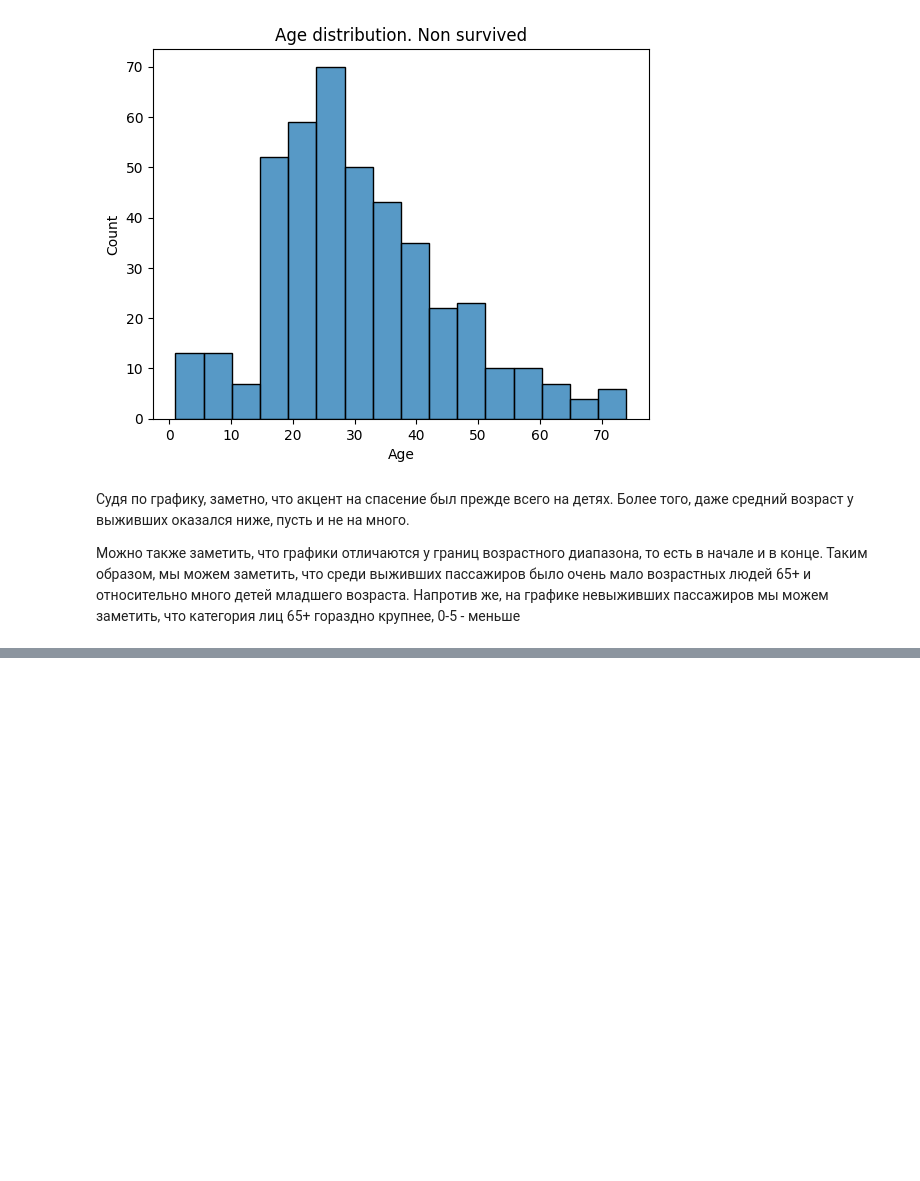
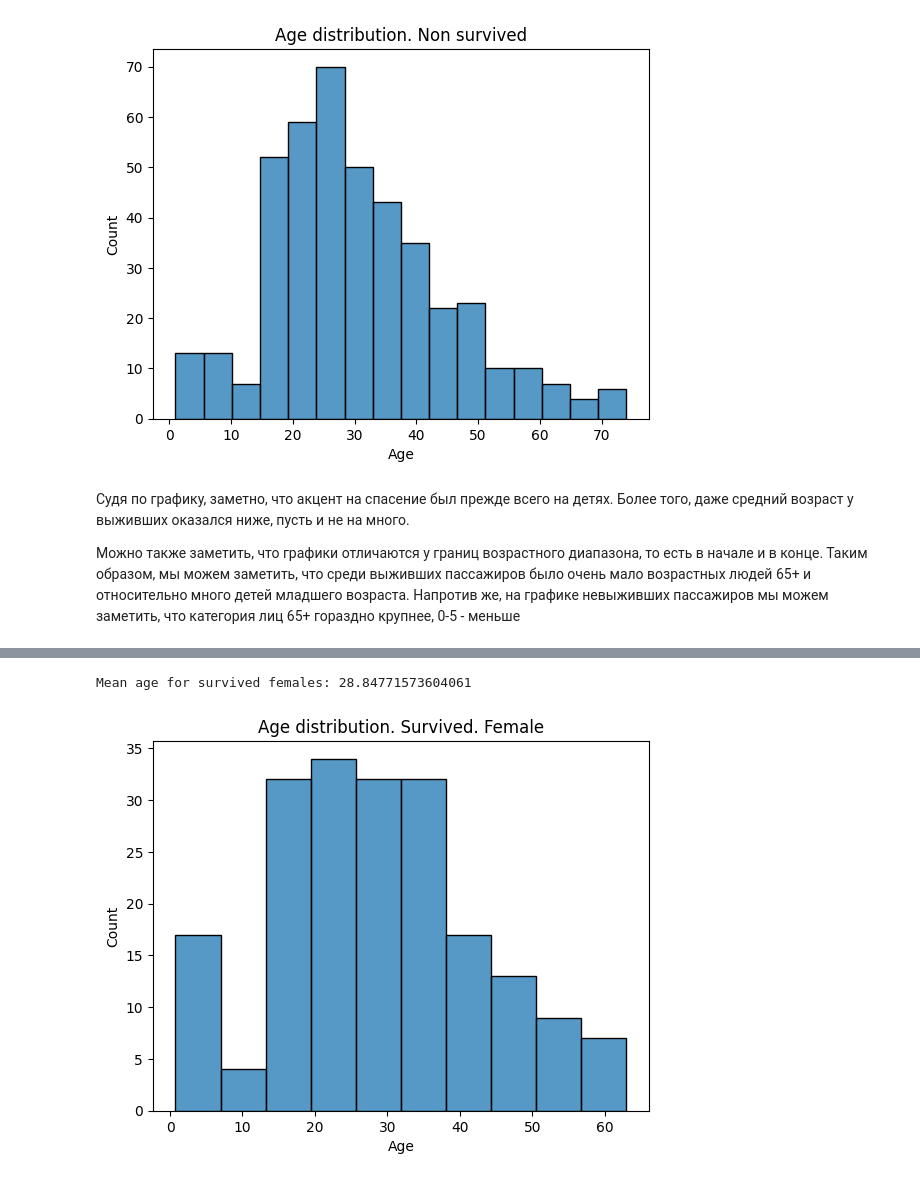
Before and after one commit to riizeron/ml_hse, a Jupyter notebook: hw/hw1/hw1_2022.ipynb, the cells around one changed output, grey strips where cells are left out. Saved outputs shown, nothing was run; the diff lists cells and outputs as text; code cells hidden in the pictures; blank space fills up the shorter version.

```diff
--- a/hw/hw1/hw1_2022.ipynb
+++ b/hw/hw1/hw1_2022.ipynb
@@ -647,0 +655,7 @@ Mean age for non survived: 30.62617924528302
+# %%
+data = dataset.Age[dataset.Survived==1][dataset.Sex=='female']
+sns.histplot(data).set_title("Age distribution. Survived. Female")
+print(f"Mean age for survived females: {data.mean()}")
+# %% [output]
+Mean age for survived females: 28.84771573604061
+[figure, added]
```
Also changed, not shown: parts of 5 cells of this notebook.
